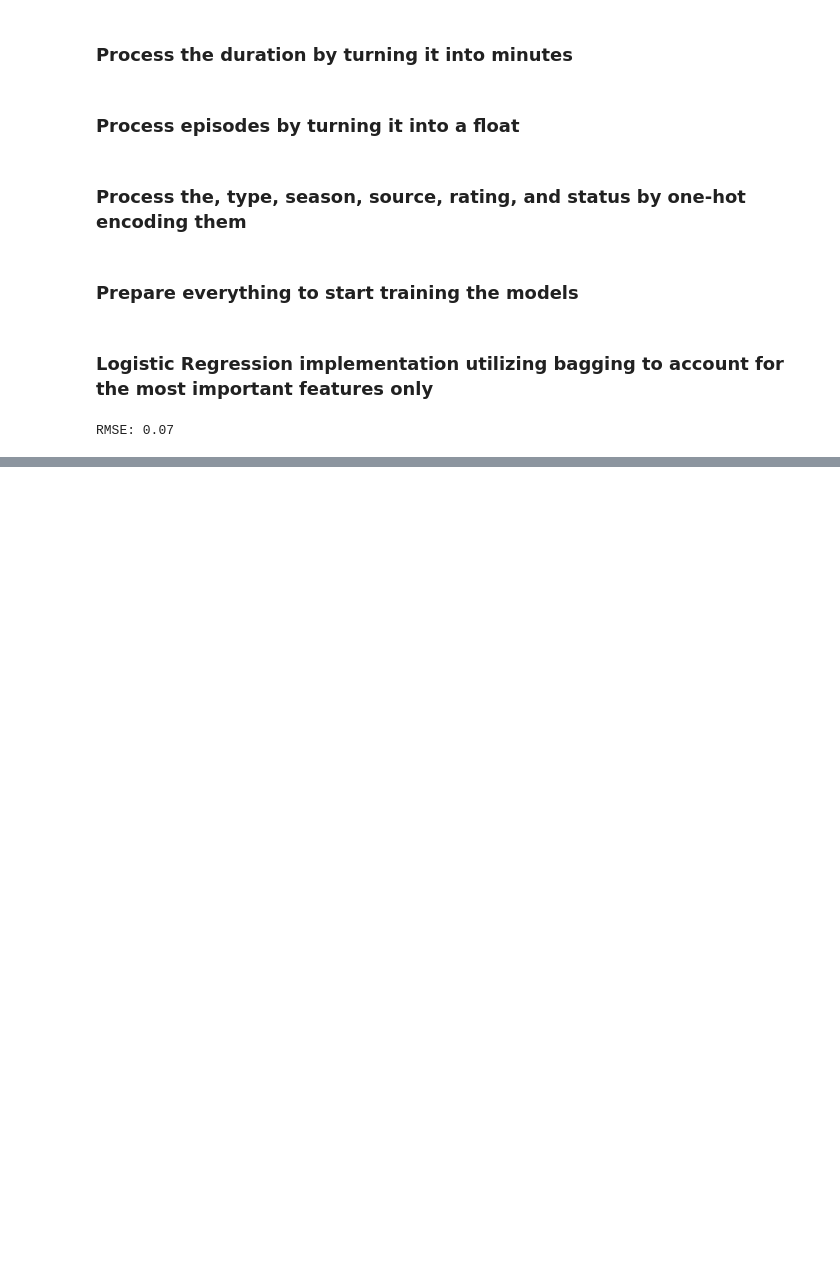
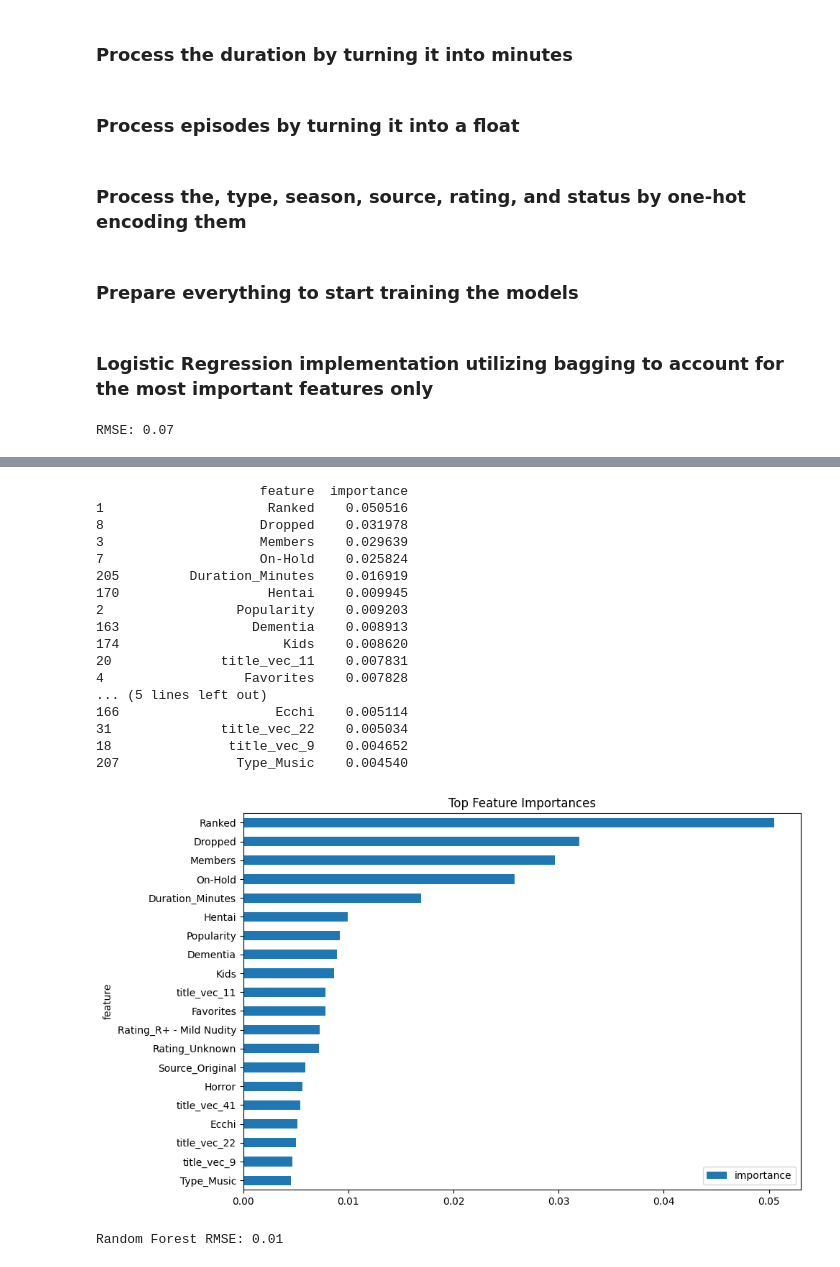
Before and after one commit to GiuliannaNevarezYee/CS-4361-Project-GGZ, a Jupyter notebook: Machine Learn/Project.ipynb, the cells around one changed output, grey strips where cells are left out. Drawn from its saved outputs; the diff is of its cells as text; code cells hidden in the pictures; blank space fills up the shorter version.

```diff
--- a/Machine Learn/Project.ipynb
+++ b/Machine Learn/Project.ipynb
@@ -284,7 +315,7 @@ X_top = X[top_features]
 
 X_top_scaled = scaler.fit_transform(X_top)
 
-X_train, X_test, y_train, y_test = train_test_split(X_top_scaled, y_scaled, test_size=0.2, random_state=42)
+X_train, X_test, y_train, y_test = train_test_split(X_scaled, y_scaled, test_size=0.2, random_state=42)
 # %% [markdown]
 ### Logistic Regression implementation utilizing bagging to account for the most important features only
 # %%
@@ -319,3 +352,40 @@ plt.show()
+# %%
+# Get absolute values of the coefficients for importance
+coefs = np.abs(final_model.coef_)
+
+# Create a DataFrame to map features to their importance
+importance_df = pd.DataFrame({
+    'feature': X.columns,
+    'importance': coefs
+}).sort_values(by='importance', ascending=False)
+
+# Print top 20 important features
+print(importance_df.head(20))
+
+# Plot top 20
+importance_df.head(20).plot(kind='barh', x='feature', y='importance', title='Top Feature Importances', figsize=(10, 6))
+plt.gca().invert_yaxis()
+plt.tight_layout()
+plt.show()
+# %% [output]
+                     feature  importance
+1                     Ranked    0.050516
+8                    Dropped    0.031978
+3                    Members    0.029639
+7                    On-Hold    0.025824
+205         Duration_Minutes    0.016919
+170                   Hentai    0.009945
+2                 Popularity    0.009203
+163                 Dementia    0.008913
+174                     Kids    0.008620
+20              title_vec_11    0.007831
+4                  Favorites    0.007828
+... (5 lines left out)
+166                    Ecchi    0.005114
+31              title_vec_22    0.005034
+18               title_vec_9    0.004652
+207               Type_Music    0.004540
+[figure, added]
 # %%
 from sklearn.ensemble import RandomForestRegressor
 from sklearn.metrics import mean_squared_error
@@ -331,6 +401,8 @@ y_pred_rf = rf_model.predict(X_test)
 rmse_rf = np.sqrt(mean_squared_error(y_test, y_pred_rf))
 
 print(f"Random Forest RMSE: {rmse_rf:.2f}")
+# %% [output]
+Random Forest RMSE: 0.01
 # %%
 # --- Extract feature importance from the trained Random Forest model ---
 rf_feature_importance = rf_model.feature_importances_
```
Also changed, not shown: parts of 6 cells of this notebook.
